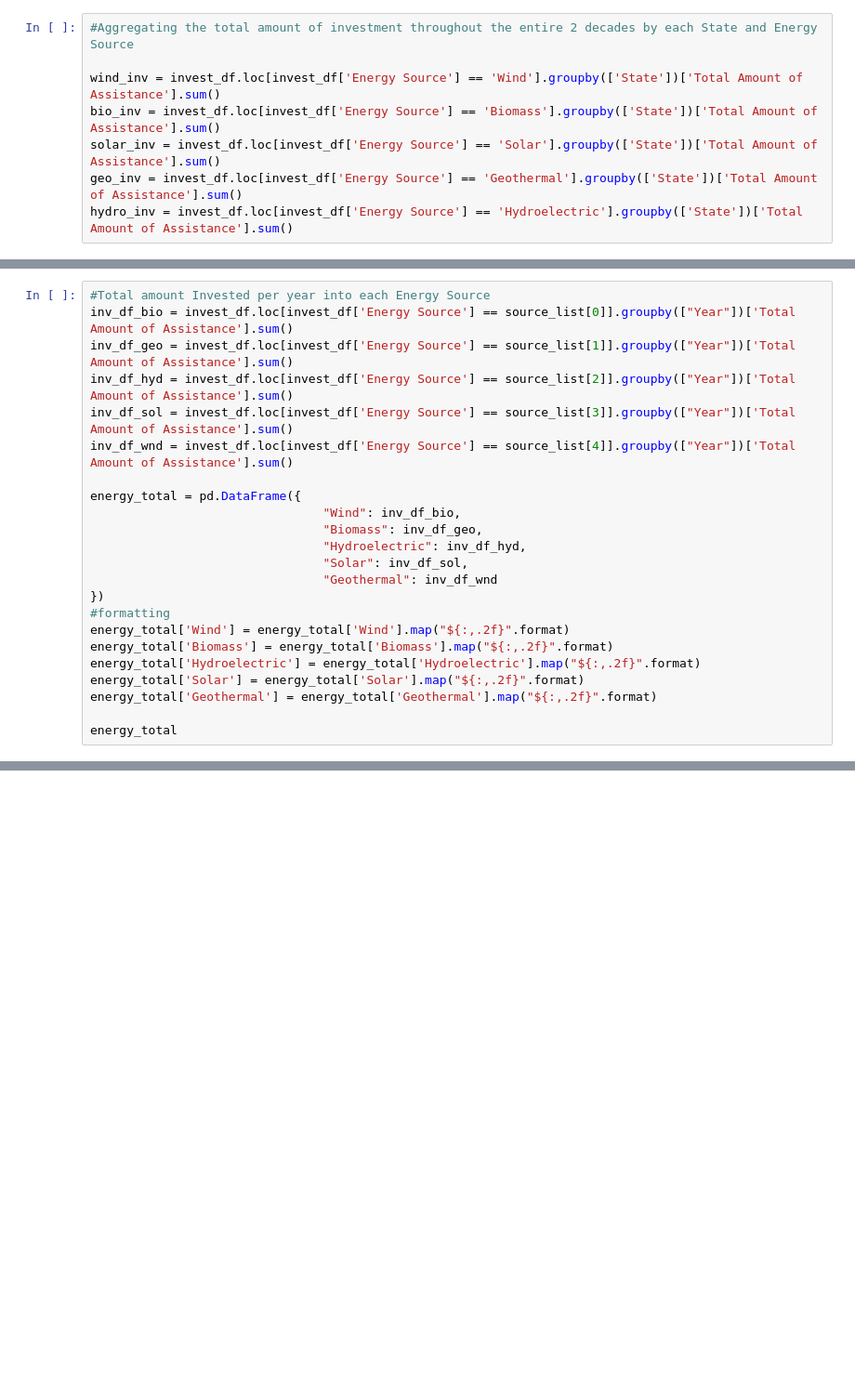
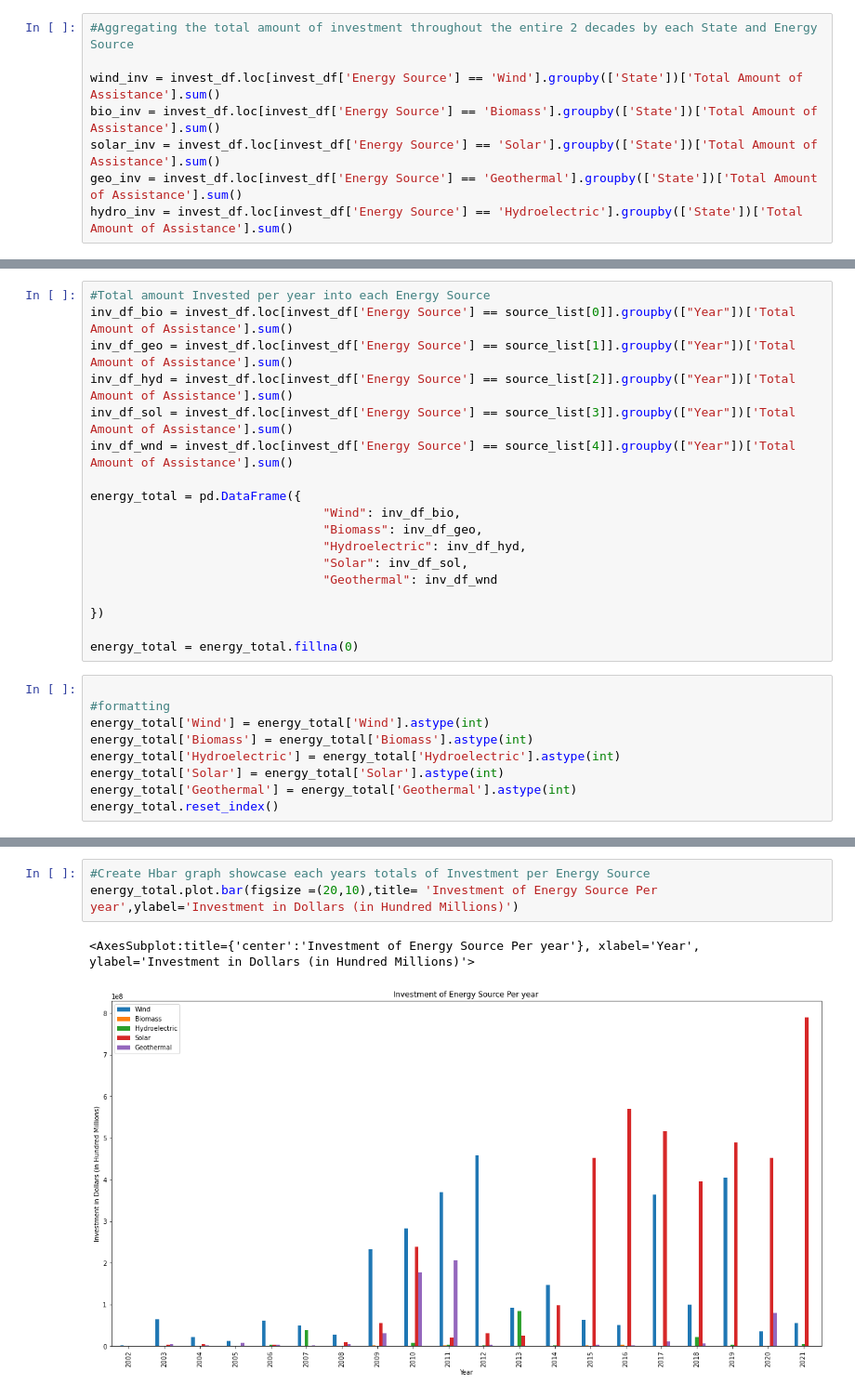
Before and after one commit to jrangel100/Project1, a Jupyter notebook: nrg_project_data.ipynb, the cells around one changed output, grey strips where cells are left out. Shown at 93% size. Cells and saved outputs as stored; diff of their text form; blank space fills up the shorter version.

```diff
--- a/nrg_project_data.ipynb
+++ b/nrg_project_data.ipynb
@@ -337,12 +518,16 @@ energy_total = pd.DataFrame({
                                 "Hydroelectric": inv_df_hyd,
                                 "Solar": inv_df_sol,
                                 "Geothermal": inv_df_wnd
+
 })
-#formatting
-energy_total['Wind'] = energy_total['Wind'].map("${:,.2f}".format)
-energy_total['Biomass'] = energy_total['Biomass'].map("${:,.2f}".format)
-energy_total['Hydroelectric'] = energy_total['Hydroelectric'].map("${:,.2f}".format)
-energy_total['Solar'] = energy_total['Solar'].map("${:,.2f}".format)
-energy_total['Geothermal'] = energy_total['Geothermal'].map("${:,.2f}".format)
 
-energy_total
+energy_total = energy_total.fillna(0)
+# %%
+
+#formatting
+energy_total['Wind'] = energy_total['Wind'].astype(int)
+energy_total['Biomass'] = energy_total['Biomass'].astype(int)
+energy_total['Hydroelectric'] = energy_total['Hydroelectric'].astype(int)
+energy_total['Solar'] = energy_total['Solar'].astype(int)
+energy_total['Geothermal'] = energy_total['Geothermal'].astype(int)
+energy_total.reset_index()
@@ -348,0 +552,6 @@ energy_total
+# %%
+#Create Hbar graph showcase each years totals of Investment per Energy Source
+energy_total.plot.bar(figsize =(20,10),title= 'Investment of Energy Source Per year',ylabel='Investment in Dollars (in Hundred Millions)')
+# %% [output]
+<AxesSubplot:title={'center':'Investment of Energy Source Per year'}, xlabel='Year', ylabel='Investment in Dollars (in Hundred Millions)'>
+[figure, added]
```
Also changed, not shown: parts of 17 cells of this notebook.
